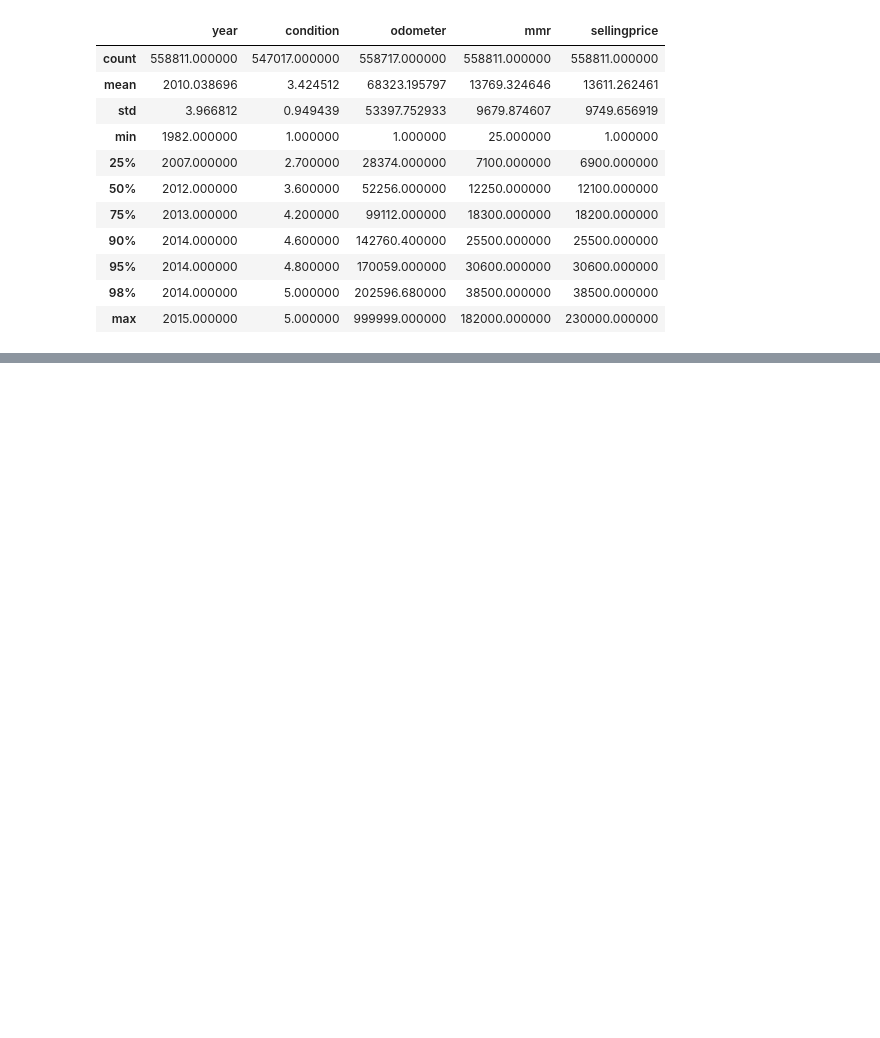
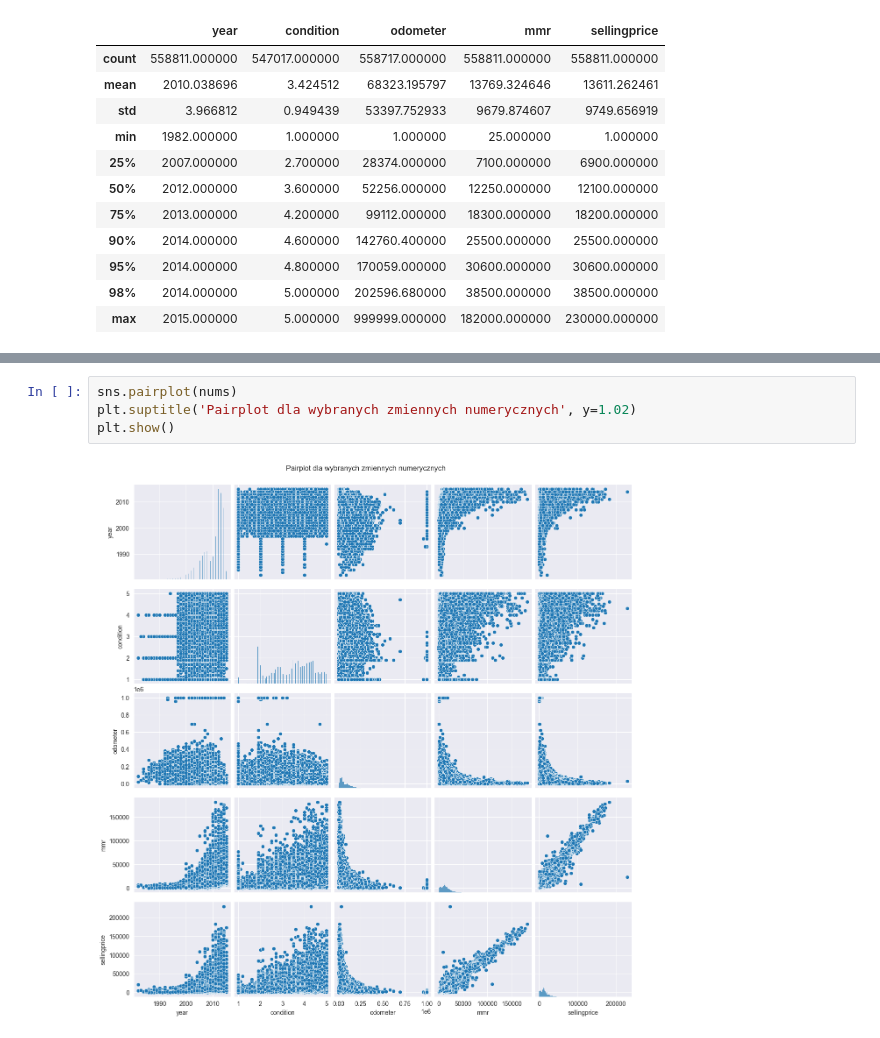
Before and after one commit to RafMat159/MOW_II_Projekt_I, a Jupyter notebook: Used _Car_Auction_Prices_1.ipynb, the cells around one changed output, grey strips where cells are left out. Drawn from its saved outputs; the diff is of its cells as text; blank space fills up the shorter version.

```diff
--- a/Used _Car_Auction_Prices_1.ipynb
+++ b/Used _Car_Auction_Prices_1.ipynb
@@ -111,0 +181,6 @@ non_nums.describe()
+# %%
+sns.pairplot(nums)
+plt.suptitle('Pairplot dla wybranych zmiennych numerycznych', y=1.02)
+plt.show()
+# %% [output]
+[figure, added]
```
Also changed, not shown: parts of 37 cells of this notebook.
